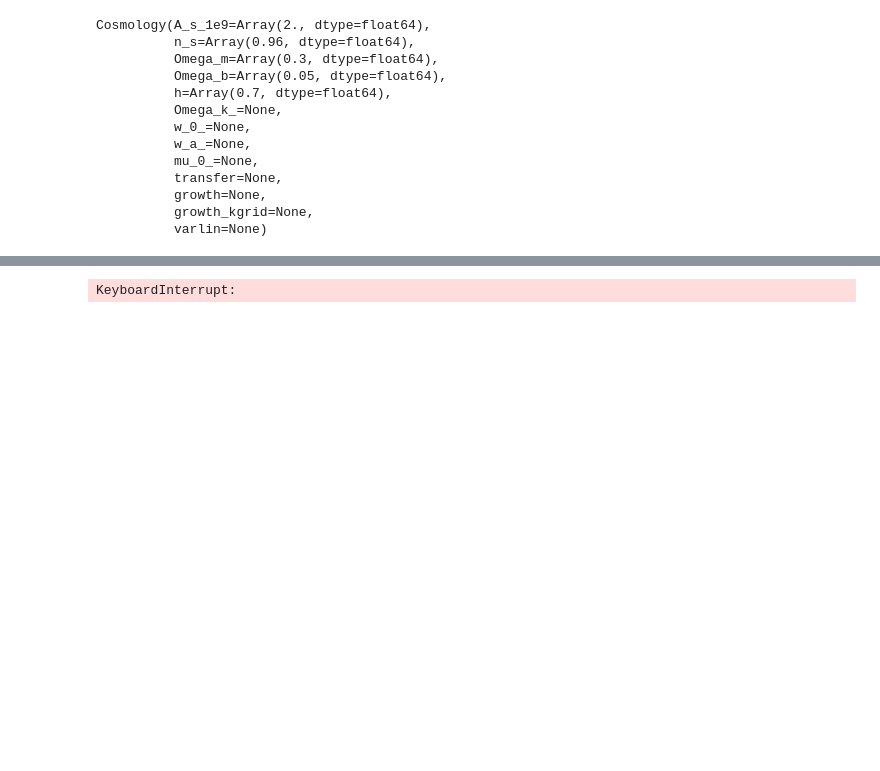
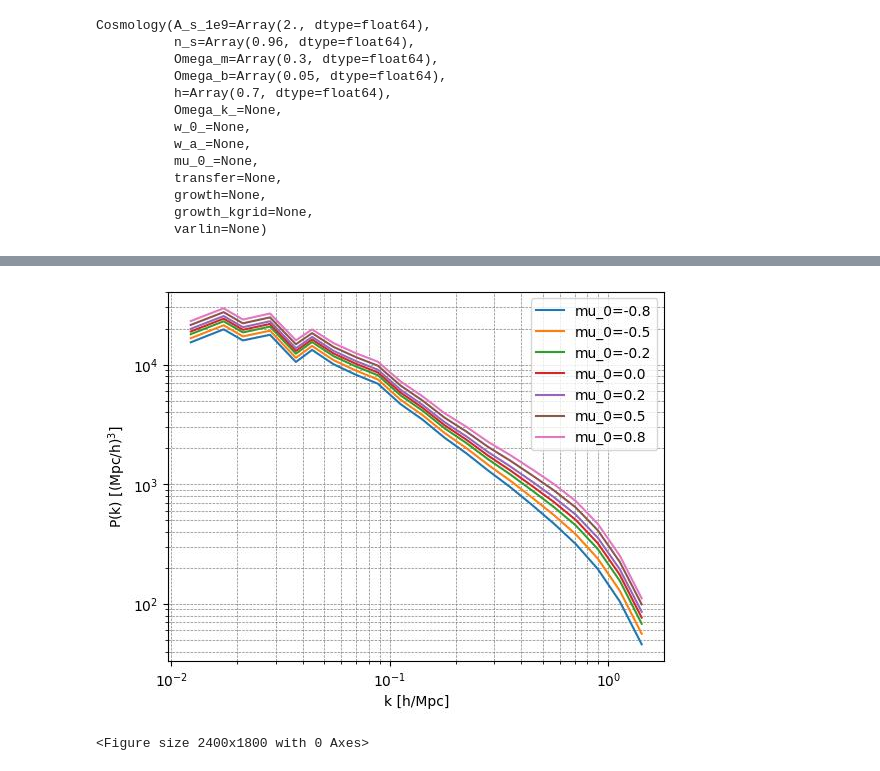
Before and after one commit to pvinig/pmwd, a Jupyter notebook: docs/notebooks/analise.ipynb, the cells around one changed output, grey strips where cells are left out. Saved outputs shown, nothing was run; the diff lists cells and outputs as text; code cells hidden in the pictures; blank space fills up the shorter version.

```diff
--- a/docs/notebooks/analise.ipynb
+++ b/docs/notebooks/analise.ipynb
@@ -140,19 +140,20 @@ def spec_save(cosmo, modes):
 # %%
 cosmo = SimpleLCDM(conf, mu_0_=0.0)
 modes = white_noise(0, conf)
-#mu_zeros = [-0.5, -0.2, 0.0, 0.2, 0.5]
-mu_zeros = [-0.2, 0.0, 0.2]
+mu_zeros = [-0.8, -0.5, -0.2, 0.0, 0.2, 0.5, 0.8]
+#mu_zeros = [-0.2, 0.0, 0.2]
 
 for mu_0 in mu_zeros:
     cosmo = cosmo.replace(mu_0_=mu_0)
     k, P = nolin_ps(cosmo, modes)
     #phase_space(modes, cosmo, conf)
     plt.loglog(k, P, label=f'mu_0={mu_0:.1f}')
 plt.xlabel('k [h/Mpc]')
 plt.ylabel('P(k) [(Mpc/h)$^3$]')
 plt.legend()
 plt.grid(True, which='both', ls='--', lw=0.5, color='gray')
 plt.figure(figsize=(24, 18), dpi=100)
 plt.show()
 # %% [output]
+[figure, added]
-KeyboardInterrupt:
+<Figure size 2400x1800 with 0 Axes>
```
Also changed, not shown: parts of 3 cells of this notebook, 1 other file.
